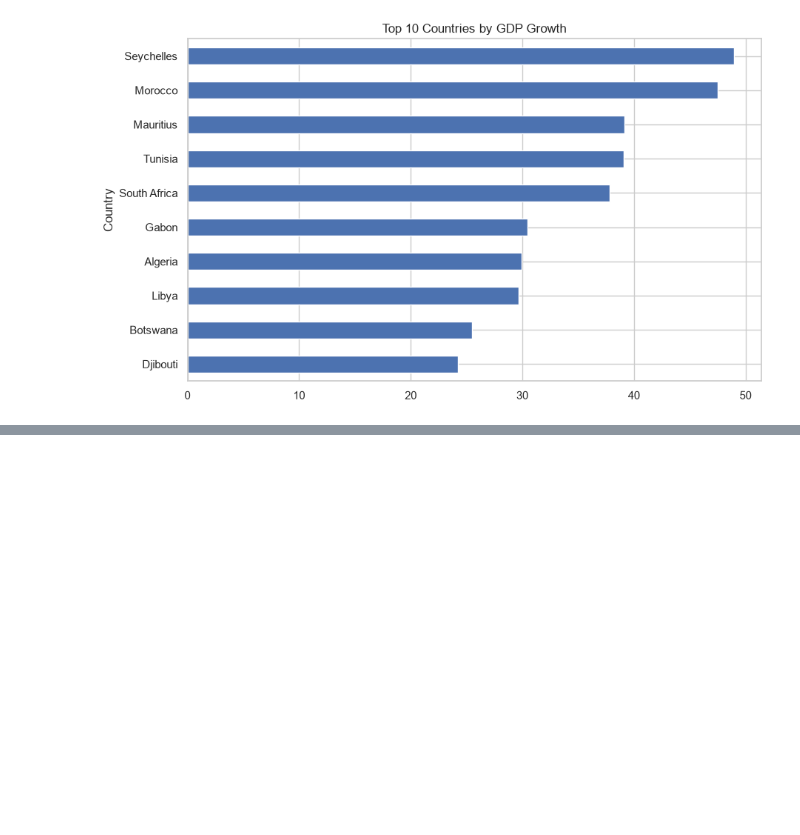
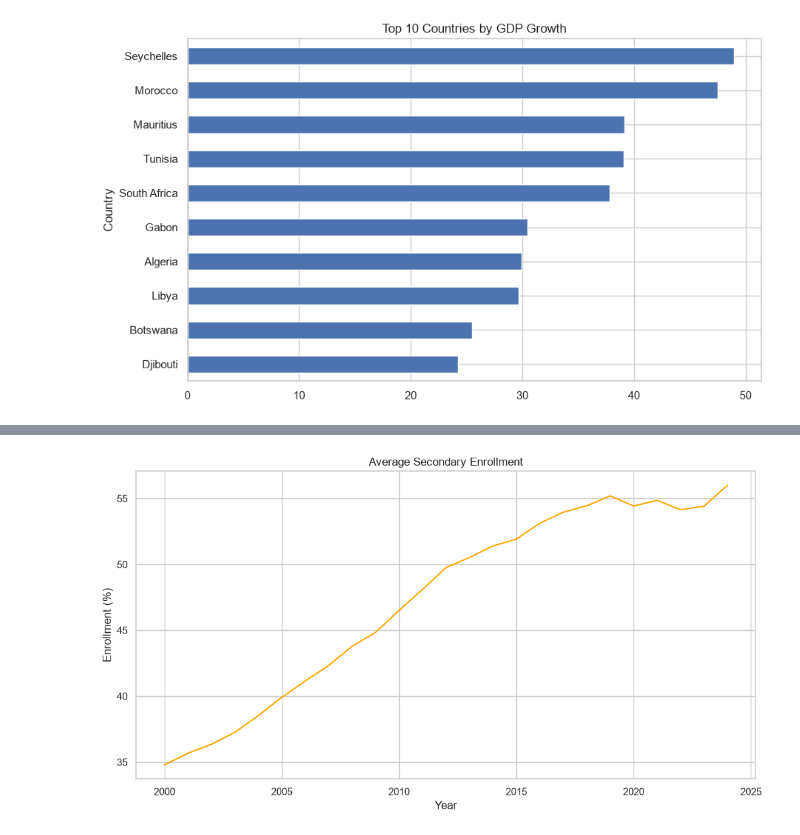
Before and after one commit to lavymaria/data-analytics-portfolio, a Jupyter notebook: 01-world-bank-analysis/notebooks/03_exploratory_data_analysis.ipynb, the cells around one changed output, grey strips where cells are left out. Cells and saved outputs as stored; diff of their text form; code cells hidden in the pictures; blank space fills up the shorter version.

```diff
--- a/01-world-bank-analysis/notebooks/03_exploratory_data_analysis.ipynb
+++ b/01-world-bank-analysis/notebooks/03_exploratory_data_analysis.ipynb
@@ -303,0 +323,17 @@ plt.show()
+# %%
+#Average secondary enrollment in Africa over the years
+
+yearly_edu = (
+    df.groupby('Year')['Secondary_Enrollment']
+      .mean()
+)
+
+plt.figure(figsize=(12,6))
+
+yearly_edu.plot(color='orange')
+
+plt.title('Average Secondary Enrollment')
+plt.ylabel('Enrollment (%)')
+plt.show()
+# %% [output]
+[figure, added]
```
Also changed, not shown: parts of 7 cells of this notebook, 13 other files.
